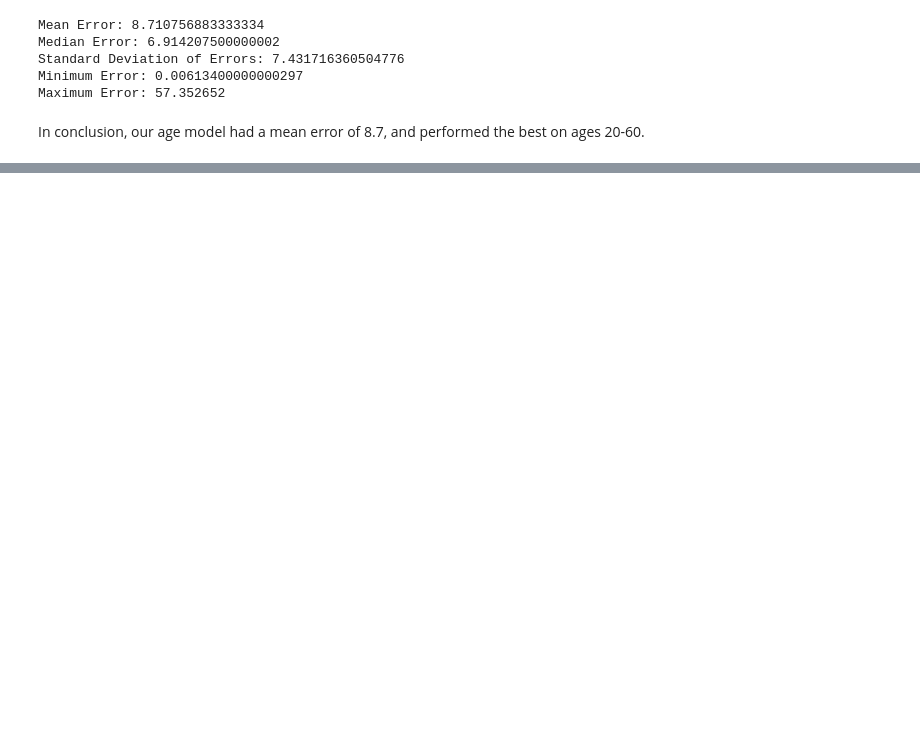
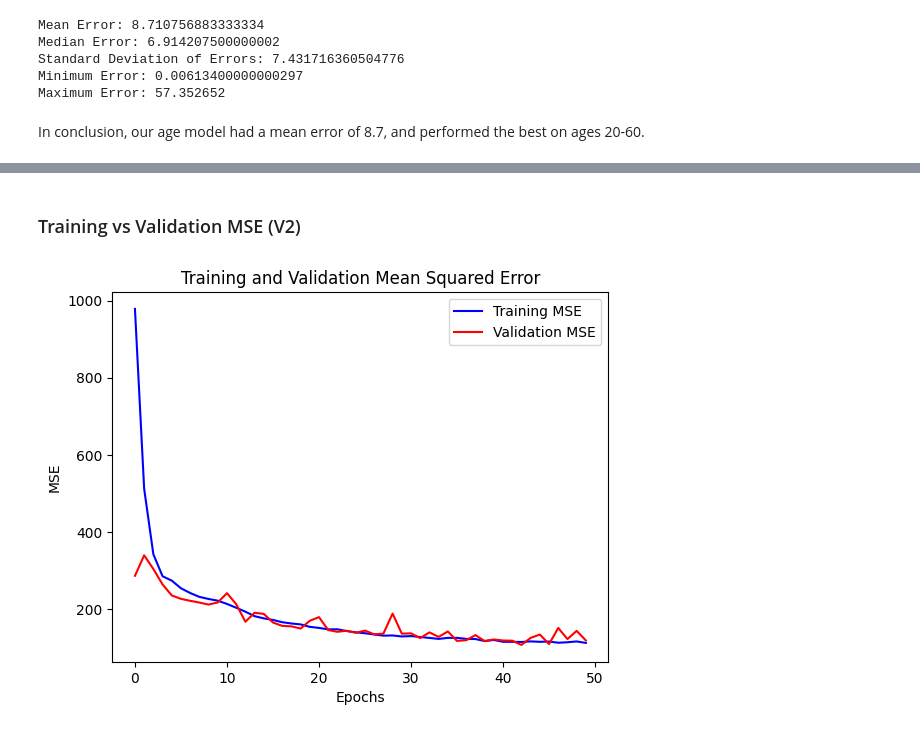
Before and after one commit to huangk430/age-detector, a Jupyter notebook: model_visualization.ipynb, the cells around one changed output, grey strips where cells are left out. Drawn from its saved outputs; the diff is of its cells as text; code cells hidden in the pictures; blank space fills up the shorter version.

```diff
--- a/model_visualization.ipynb
+++ b/model_visualization.ipynb
@@ -114,0 +134,15 @@ In conclusion, our age model had a mean error of 8.7, and performed the best on
+# %% [markdown]
+### Training vs Validation MSE (V2)
+# %%
+training_mse = v2_history['mse']
+validation_mse = v2_history['val_mse']
+
+plt.plot(epochs, training_mse, 'b', label='Training MSE')
+plt.plot(epochs, validation_mse, 'r', label='Validation MSE')
+plt.title('Training and Validation Mean Squared Error')
+plt.xlabel('Epochs')
+plt.ylabel('MSE')
+plt.legend()
+plt.show()
+# %% [output]
+[figure, added]
```
Also changed, not shown: parts of 14 cells of this notebook, 7 other files.
